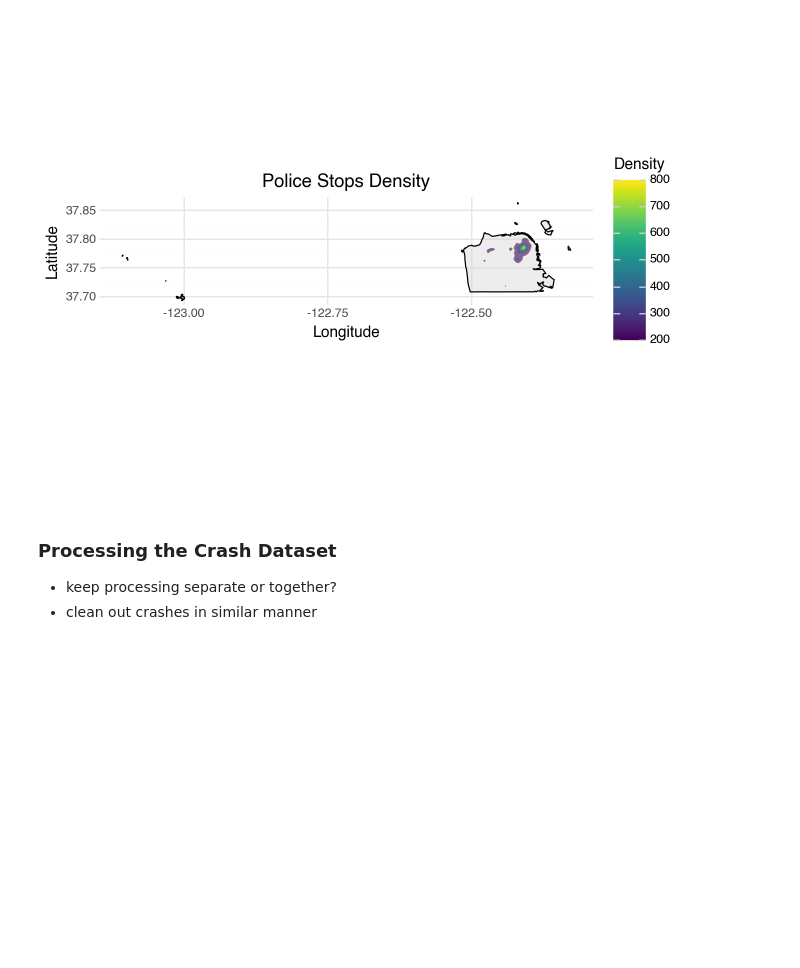
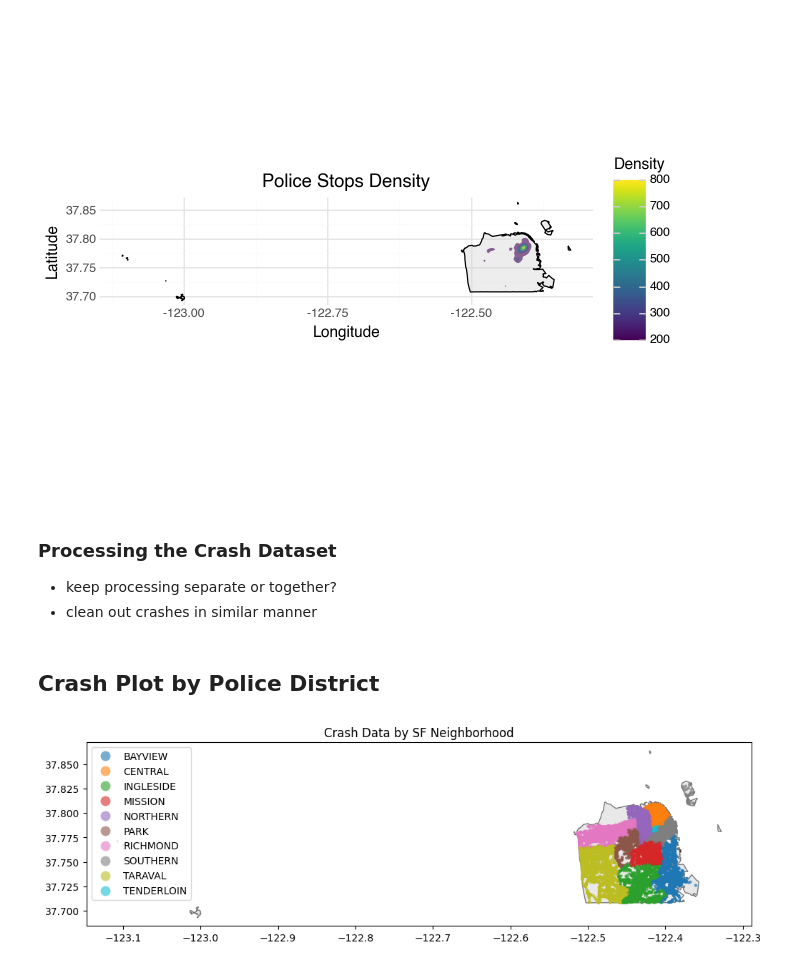
Before and after one commit to utexas-SDS-357/sds357-project-sp26-con-founders, a Jupyter notebook: Preprocessing/sf_analysis.ipynb, the cells around one changed output. Saved outputs shown, nothing was run; the diff lists cells and outputs as text; code cells hidden in the pictures; blank space fills up the shorter version.

```diff
--- a/Preprocessing/sf_analysis.ipynb
+++ b/Preprocessing/sf_analysis.ipynb
@@ -343,5 +343,14 @@ stops_clean["lat"] = stops_clean.geometry.y
 
 - keep processing separate or together?
 - clean out crashes in similar manner
+# %% [markdown]
+## Crash Plot by Police District
 # %%
 # see what data looks like when outcome = NA (none of warning, citation, arrest)
+fig, ax = plt.subplots(figsize=(12, 10))
+city_boundaries_filt.plot(ax=ax, color='lightgray', edgecolor='black', alpha=0.5)
+crash_df.plot(ax=ax, column='police_district', markersize=5, alpha=0.6, legend=True, categorical=True)
+plt.title("Crash Data by SF Neighborhood")
+plt.show()
+# %% [output]
+[figure, added]
```
Also changed, not shown: parts of 6 cells of this notebook.
